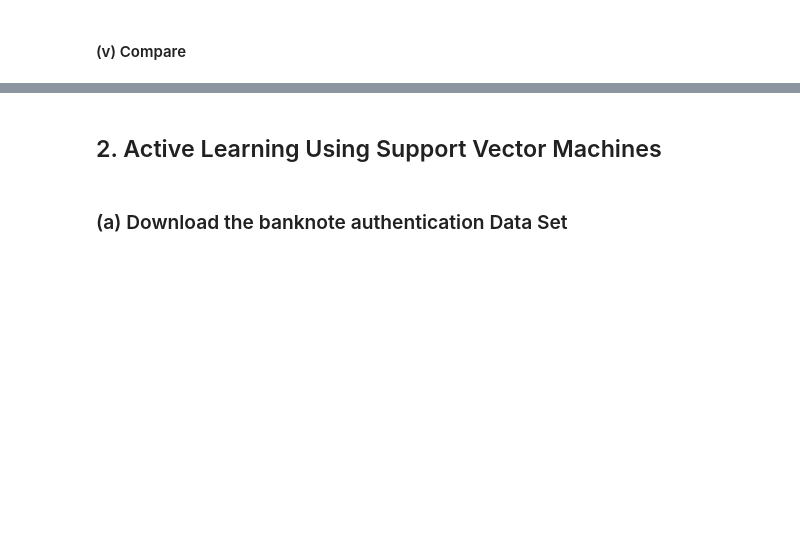
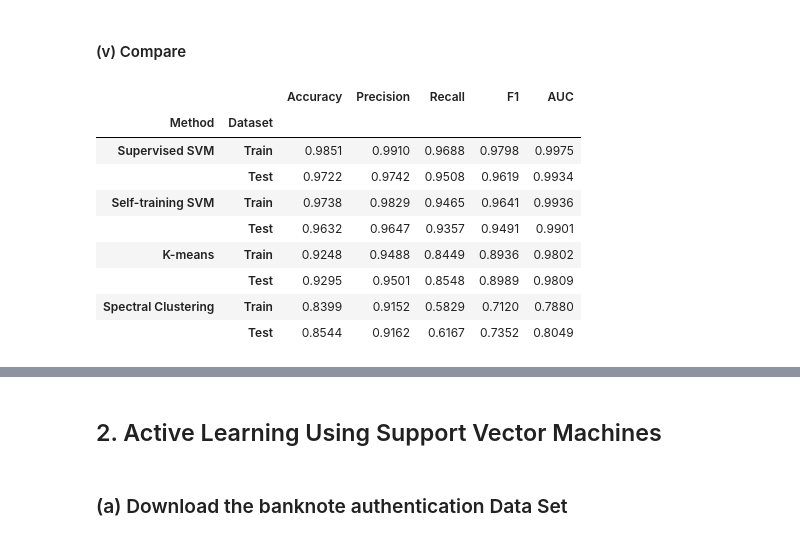
Before and after one commit to cxieusc/DSCI_552_HW8, a Jupyter notebook: notebook/Xie_Chong_HW8.ipynb, the cells around one changed output, grey strips where cells are left out. Saved outputs shown, nothing was run; the diff lists cells and outputs as text; code cells hidden in the pictures; blank space fills up the shorter version.

```diff
--- a/notebook/Xie_Chong_HW8.ipynb
+++ b/notebook/Xie_Chong_HW8.ipynb
@@ -642,2 +798,31 @@ display(kmeans_summary)
 # %% [markdown]
 #### (v) Compare
+# %%
+comparison = pd.concat(
+    [
+        supervised_summary,
+        self_training_summary,
+        kmeans_summary,
+        spectral_summary
+    ],
+    keys=[
+        'Supervised SVM',
+        'Self-training SVM',
+        'K-means',
+        'Spectral Clustering'
+    ],
+    names=['Method', 'Dataset']
+)
+
+display(comparison.round(4))
+# %% [output]
+|  |  | Accuracy | Precision | Recall | F1 | AUC |
+| Method | Dataset |  |  |  |  |  |
+| Supervised SVM | Train | 0.9851 | 0.9910 | 0.9688 | 0.9798 | 0.9975 |
+|  | Test | 0.9722 | 0.9742 | 0.9508 | 0.9619 | 0.9934 |
+| Self-training SVM | Train | 0.9738 | 0.9829 | 0.9465 | 0.9641 | 0.9936 |
+|  | Test | 0.9632 | 0.9647 | 0.9357 | 0.9491 | 0.9901 |
+| K-means | Train | 0.9248 | 0.9488 | 0.8449 | 0.8936 | 0.9802 |
+|  | Test | 0.9295 | 0.9501 | 0.8548 | 0.8989 | 0.9809 |
+| Spectral Clustering | Train | 0.8399 | 0.9152 | 0.5829 | 0.7120 | 0.7880 |
+|  | Test | 0.8544 | 0.9162 | 0.6167 | 0.7352 | 0.8049 |
```
Also changed, not shown: parts of 8 cells of this notebook.
